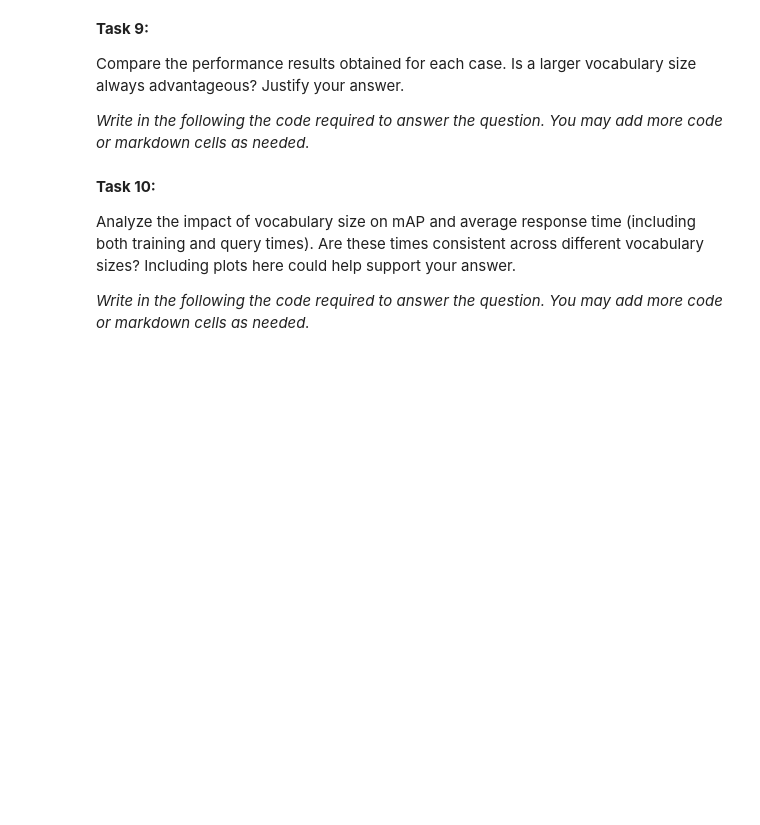
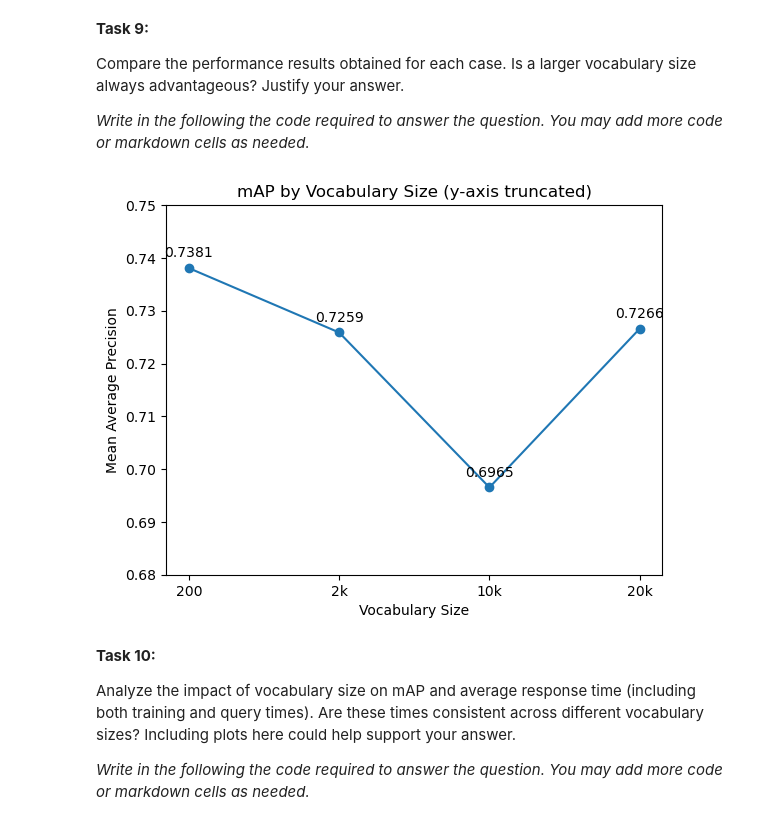
Before and after one commit to EinarLop/UIB_IDX_CBIR_02, a Jupyter notebook: 11762_Image_Indexing.ipynb, the cells around one changed output. Cells and saved outputs as stored; diff of their text form; code cells hidden in the pictures; blank space fills up the shorter version.

```diff
--- a/11762_Image_Indexing.ipynb
+++ b/11762_Image_Indexing.ipynb
@@ -230,6 +283,26 @@ print('mAP 20K: %.5f' % mAP_20K)
 Compare the performance results obtained for each case. Is a larger vocabulary size always advantageous? Justify your answer.
 
 *Write in the following the code required to answer the question. You may add more code or markdown cells as needed.*
+# %%
+labels = list(results.keys())
+maps = [results[label]["mAP"] for label in labels]
+
+fig, ax = plt.subplots()
+
+ax.plot(labels, maps, marker='o', linestyle='-')
+
+for x, y in zip(labels, maps):
+    ax.annotate(f'{y:.4f}', (x, y), textcoords="offset points", xytext=(0, 8), ha='center')
+
+ax.set_ylim(0.68, 0.75)
+
+ax.set_ylabel('Mean Average Precision')
+ax.set_xlabel('Vocabulary Size')
+ax.set_title('mAP by Vocabulary Size (y-axis truncated)')
+
+plt.show()
+# %% [output]
+[figure, added]
 # %% [markdown]
 **Task 10:**
 
```
Also changed, not shown: parts of 2 cells of this notebook, 1 other file.
